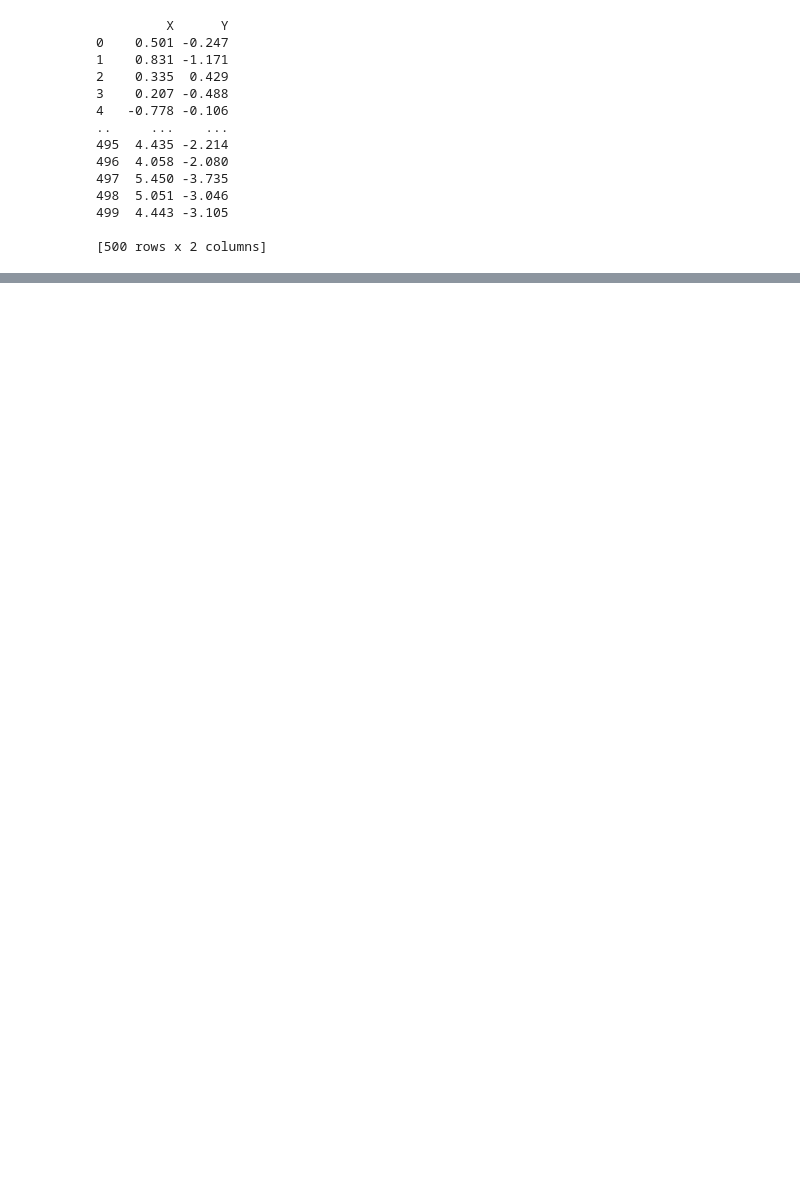
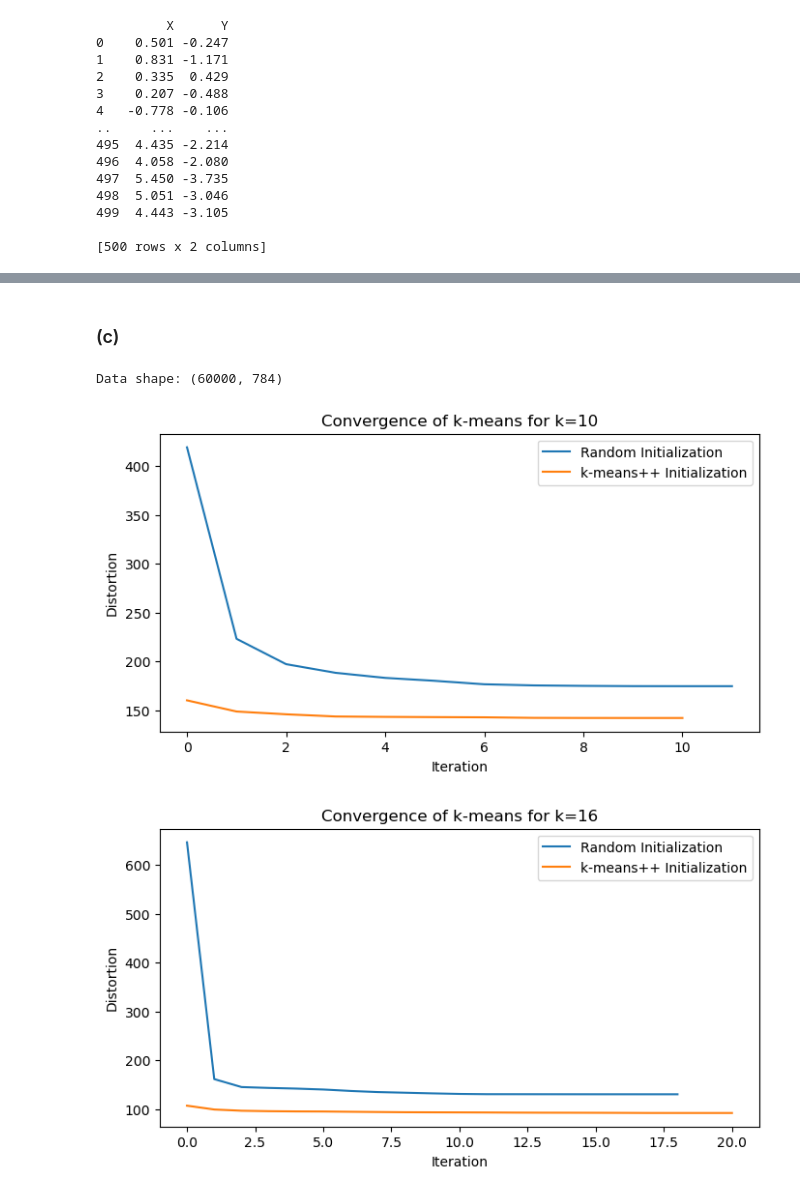
Before and after one commit to pysojic/MachineLearning, a Jupyter notebook: Assignments/Assignment1/Assignment1.ipynb, the cells around one changed output, grey strips where cells are left out. Cells and saved outputs as stored; diff of their text form; code cells hidden in the pictures; blank space fills up the shorter version.

```diff
--- a/Assignments/Assignment1/Assignment1.ipynb
+++ b/Assignments/Assignment1/Assignment1.ipynb
@@ -149,0 +184,45 @@ plt.show()
+# %% [markdown]
+### (c)
+# %%
+from torchvision import datasets
+import torchvision.transforms as transforms
+
+mnist_trainset = datasets.MNIST(root='./data', train=True,
+download=True, transform=transforms.ToTensor())
+mnist_testset = datasets.MNIST(root='./data', train=False,
+download=True, transform=transforms.ToTensor())
+# %%
+# flatten the images and convert them to numpy arrays
+X = np.array([img.numpy().flatten() for img, _ in mnist_trainset])
+print("Data shape:", X.shape)
+# %% [output]
+Data shape: (60000, 784)
+# %%
+# Choose k values
+ks = [10, 16]
+
+results = {}
+
+for k in ks:
+    # Run with random initialization
+    centroids_random, labels_random, distortions_random = kmeans_random(X, k, max_iter=100)
+
+    # Run with k-means++ initialization
+    centroids_pp, labels_pp, distortions_pp = kmeans_pp(X, k, max_iter=100)
+
+    results[k] = {
+        'random': {'centroids': centroids_random, 'labels': labels_random, 'distortions': distortions_random},
+        'kmeans++': {'centroids': centroids_pp, 'labels': labels_pp, 'distortions': distortions_pp},
+    }
+
+    plt.figure(figsize=(8, 4))
+    plt.plot(distortions_random, label='Random Initialization')
+    plt.plot(distortions_pp, label='k-means++ Initialization')
+    plt.xlabel('Iteration')
+    plt.ylabel('Distortion')
+    plt.title(f'Convergence of k-means for k={k}')
+    plt.legend()
+    plt.show()
+# %% [output]
+[figure, added]
+[figure, added]
```
Also changed, not shown: parts of 8 cells of this notebook, 1 other file.
